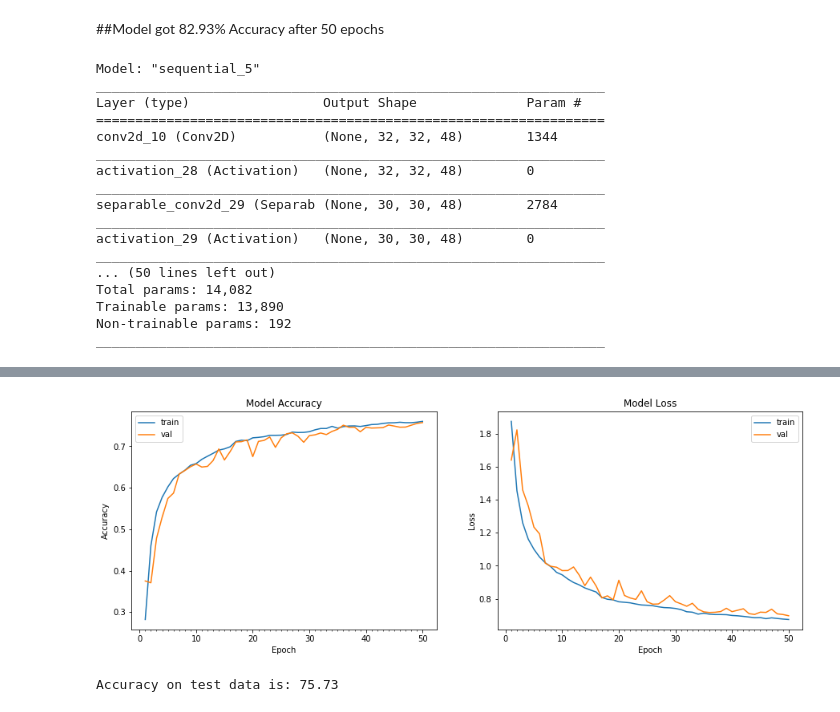
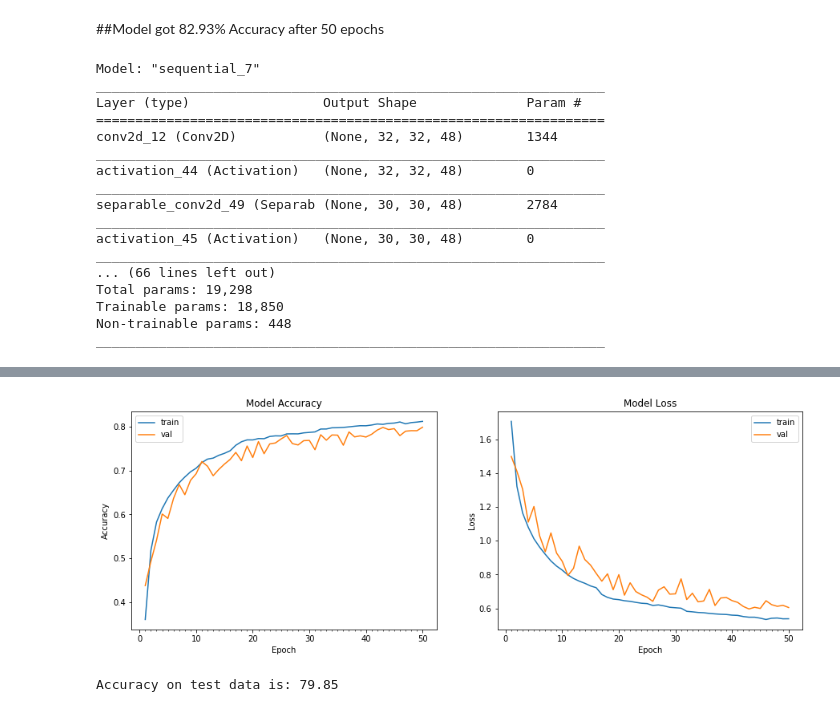
Before and after one commit to Sanyam8055/EIP-4.0-, a Jupyter notebook: Assignment3.ipynb, the cells around one changed output, grey strips where cells are left out. Saved outputs shown, nothing was run; the diff lists cells and outputs as text; code cells hidden in the pictures.

```diff
--- a/Assignment3.ipynb
+++ b/Assignment3.ipynb
@@ -197,24 +197,32 @@ model.add(Activation('relu'))
 model.add(BatchNormalization())
 model.add(SeparableConv2D(48, 3, 3, border_mode='same'))#30
 model.add(Activation('relu'))
+model.add(BatchNormalization())
 model.add(MaxPooling2D(pool_size=(2, 2)))#15
 model.add(Dropout(0.4))
-model.add(SeparableConv2D(32, 3, 3, border_mode='same'))#15
+model.add(SeparableConv2D(48, 3, 3, border_mode='same'))#15
 model.add(Activation('relu'))
 model.add(BatchNormalization())
-model.add(SeparableConv2D(32, 3, 3))#13
+model.add(SeparableConv2D(48, 3, 3))#13
 model.add(Activation('relu'))
+model.add(BatchNormalization())
 model.add(Dropout(0.2))
-model.add(SeparableConv2D(24, 3, 3, border_mode='same'))#13
+model.add(SeparableConv2D(32, 3, 3, border_mode='same'))#13
 model.add(Activation('relu'))
-model.add(SeparableConv2D(24, 3, 3))#11
+model.add(SeparableConv2D(32, 3, 3))#11
 model.add(Activation('relu'))
 model.add(Dropout(0.1))
 model.add(SeparableConv2D(16, 3, 3, border_mode='same'))#11
 model.add(Activation('relu'))
+model.add(SeparableConv2D(16, 3, 3, border_mode='same'))#11
+model.add(Activation('relu'))
 model.add(SeparableConv2D(16, 3, 3, activation='relu'))#9
+model.add(Activation('relu'))
 model.add(BatchNormalization())
 model.add(Dropout(0.05))
+model.add(SeparableConv2D(16, 3, 3, border_mode='same'))#7
+model.add(Activation('relu'))
+model.add(BatchNormalization())
 model.add(SeparableConv2D(10, 3, 3, activation='relu'))#7
 model.add(MaxPooling2D(pool_size=(2, 2)))#3
 model.add(SeparableConv2D(10, 3, 3, activation='softmax'))#1
@@ -223,22 +231,22 @@ model.add(Flatten())
 model.compile(optimizer='adam', loss='categorical_crossentropy', metrics=['accuracy'])
 model.summary()
 # %% [output]
-Model: "sequential_5"
+Model: "sequential_7"
 _________________________________________________________________
 Layer (type)                 Output Shape              Param #
 =================================================================
-conv2d_10 (Conv2D)           (None, 32, 32, 48)        1344
+conv2d_12 (Conv2D)           (None, 32, 32, 48)        1344
 _________________________________________________________________
-activation_28 (Activation)   (None, 32, 32, 48)        0
+activation_44 (Activation)   (None, 32, 32, 48)        0
 _________________________________________________________________
-separable_conv2d_29 (Separab (None, 30, 30, 48)        2784
+separable_conv2d_49 (Separab (None, 30, 30, 48)        2784
 _________________________________________________________________
-activation_29 (Activation)   (None, 30, 30, 48)        0
+activation_45 (Activation)   (None, 30, 30, 48)        0
 _________________________________________________________________
-... (50 lines left out)
-Total params: 14,082
-Trainable params: 13,890
-Non-trainable params: 192
+... (66 lines left out)
+Total params: 19,298
+Trainable params: 18,850
+Non-trainable params: 448
 _________________________________________________________________
 # %%
 from keras.preprocessing.image import ImageDataGenerator
@@ -259,7 +267,7 @@ def lr_custom(epoch):
 # train the model
 start = time.time()
 # Train the model
-model_info = model.fit_generator(datagen.flow(train_features, train_labels, batch_size = 128),
+model_info = model.fit_generator(datagen.flow(train_features, train_labels, batch_size = 64),
                                  samples_per_epoch = train_features.shape[0], nb_epoch = 50,
                                  validation_data = (test_features, test_labels), verbose=1, callbacks=[LearningRateScheduler(lr_custom)])
 
@@ -290,2 +298,2 @@ Model took 1285.74 seconds to train
-[figure, old version]
+[figure, new version]
-Accuracy on test data is: 75.73
+Accuracy on test data is: 79.85
```
Also changed, not shown: parts of 1 cell of this notebook.
